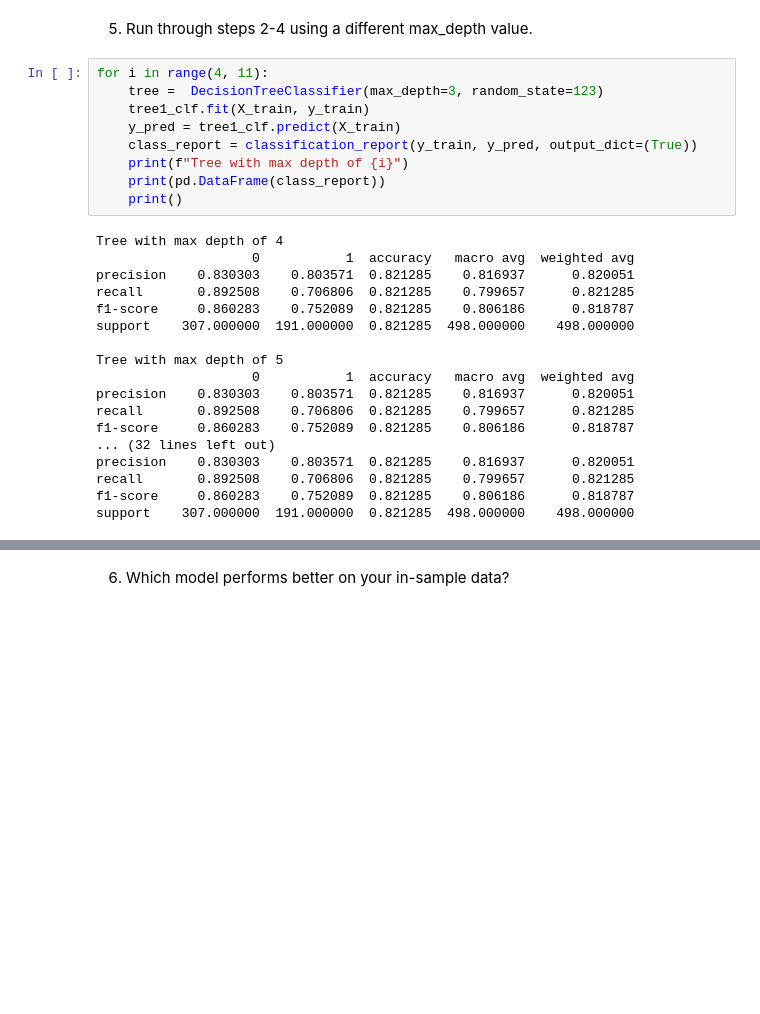
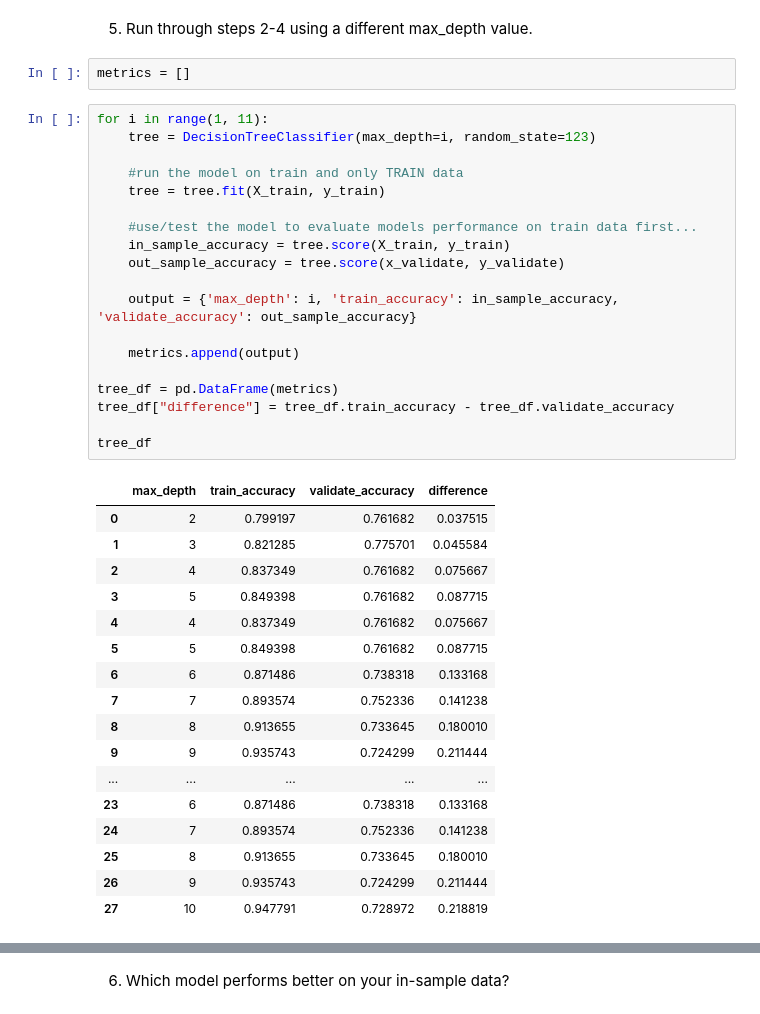
Before and after one commit to chloerwhitaker/classification-exercises, a Jupyter notebook: model.ipynb, the cells around one changed output, grey strips where cells are left out. Cells and saved outputs as stored; diff of their text form; blank space fills up the shorter version.

Commit message:
working on exexercises with Telco data

```diff
--- a/model.ipynb
+++ b/model.ipynb
@@ -226,30 +240,42 @@ Tree1 depth
 | support | 307.000000 | 191.000000 | 0.821285 | 498.000000 | 498.000000 |
 # %% [markdown]
 5. Run through steps 2-4 using a different max_depth value.
-# %%
-for i in range(4, 11):
-    tree =  DecisionTreeClassifier(max_depth=3, random_state=123)
-    tree1_clf.fit(X_train, y_train)
-    y_pred = tree1_clf.predict(X_train)
-    class_report = classification_report(y_train, y_pred, output_dict=(True))
-    print(f"Tree with max depth of {i}")
-    print(pd.DataFrame(class_report))
-    print()
-# %% [output]
-Tree with max depth of 4
-                    0           1  accuracy   macro avg  weighted avg
-precision    0.830303    0.803571  0.821285    0.816937      0.820051
-recall       0.892508    0.706806  0.821285    0.799657      0.821285
-f1-score     0.860283    0.752089  0.821285    0.806186      0.818787
-support    307.000000  191.000000  0.821285  498.000000    498.000000
-
-Tree with max depth of 5
-                    0           1  accuracy   macro avg  weighted avg
-precision    0.830303    0.803571  0.821285    0.816937      0.820051
-recall       0.892508    0.706806  0.821285    0.799657      0.821285
-f1-score     0.860283    0.752089  0.821285    0.806186      0.818787
-... (32 lines left out)
-precision    0.830303    0.803571  0.821285    0.816937      0.820051
-recall       0.892508    0.706806  0.821285    0.799657      0.821285
-f1-score     0.860283    0.752089  0.821285    0.806186      0.818787
-support    307.000000  191.000000  0.821285  498.000000    498.000000
+# %%
+metrics = []
+# %%
+for i in range(1, 11):
+    tree = DecisionTreeClassifier(max_depth=i, random_state=123)
+
+    #run the model on train and only TRAIN data
+    tree = tree.fit(X_train, y_train)
+
+    #use/test the model to evaluate models performance on train data first...
+    in_sample_accuracy = tree.score(X_train, y_train)
+    out_sample_accuracy = tree.score(x_validate, y_validate)
+
+    output = {'max_depth': i, 'train_accuracy': in_sample_accuracy, 'validate_accuracy': out_sample_accuracy}
+
+    metrics.append(output)
+
+tree_df = pd.DataFrame(metrics)
+tree_df["difference"] = tree_df.train_accuracy - tree_df.validate_accuracy
+
+tree_df
+# %% [output]
+|  | max_depth | train_accuracy | validate_accuracy | difference |
+| 0 | 2 | 0.799197 | 0.761682 | 0.037515 |
+| 1 | 3 | 0.821285 | 0.775701 | 0.045584 |
+| 2 | 4 | 0.837349 | 0.761682 | 0.075667 |
+| 3 | 5 | 0.849398 | 0.761682 | 0.087715 |
+| 4 | 4 | 0.837349 | 0.761682 | 0.075667 |
+| 5 | 5 | 0.849398 | 0.761682 | 0.087715 |
+| 6 | 6 | 0.871486 | 0.738318 | 0.133168 |
+| 7 | 7 | 0.893574 | 0.752336 | 0.141238 |
+| 8 | 8 | 0.913655 | 0.733645 | 0.180010 |
+| 9 | 9 | 0.935743 | 0.724299 | 0.211444 |
+| ... | ... | ... | ... | ... |
+| 23 | 6 | 0.871486 | 0.738318 | 0.133168 |
+| 24 | 7 | 0.893574 | 0.752336 | 0.141238 |
+| 25 | 8 | 0.913655 | 0.733645 | 0.180010 |
+| 26 | 9 | 0.935743 | 0.724299 | 0.211444 |
+| 27 | 10 | 0.947791 | 0.728972 | 0.218819 |
```
Also changed, not shown: parts of 6 cells of this notebook.
